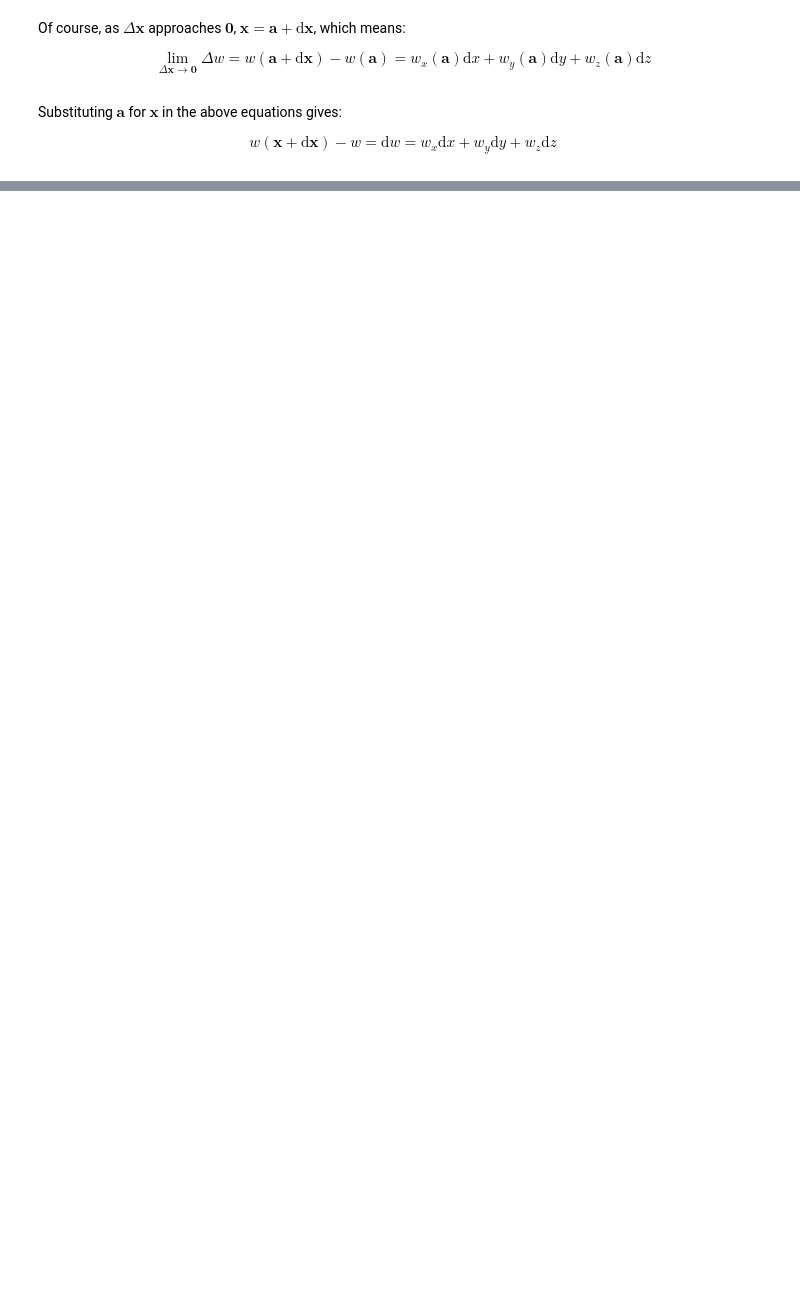
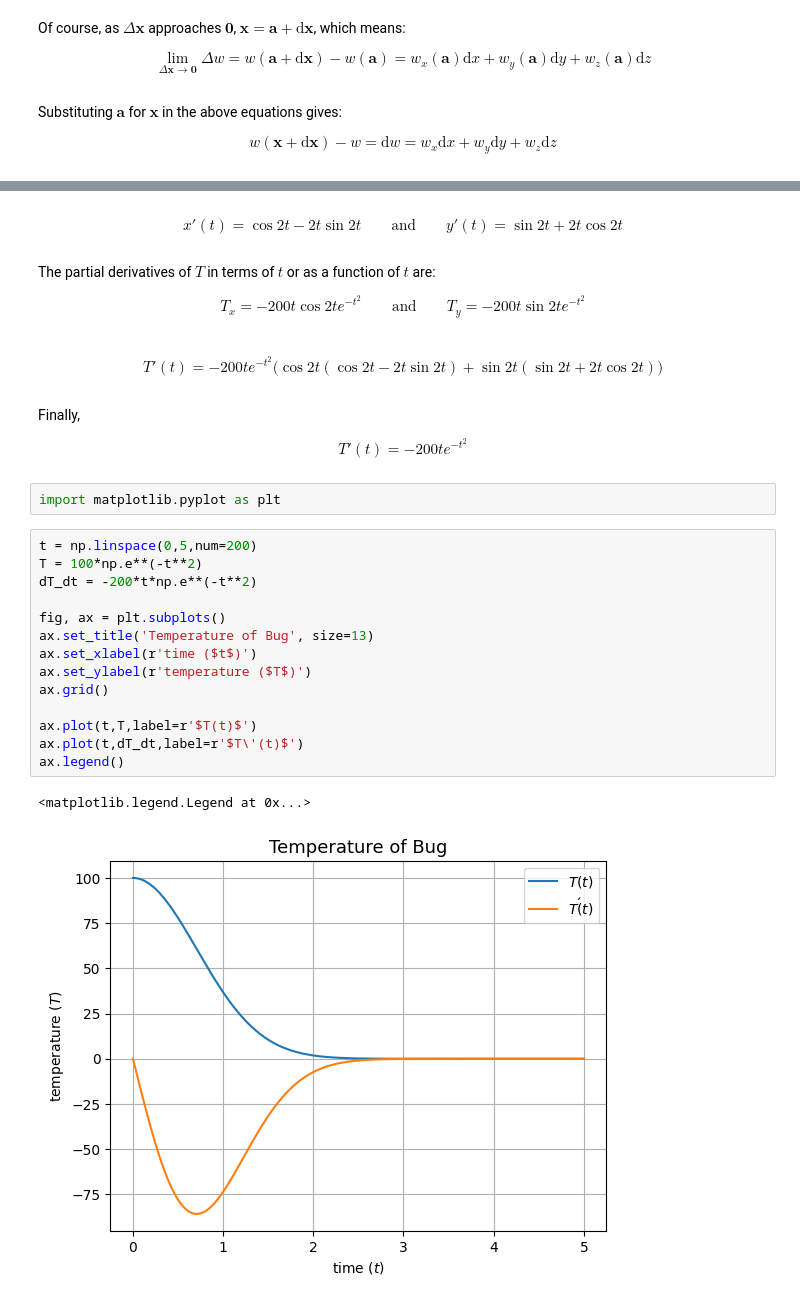
Before and after one commit to jordandll/MultivariableCalculus, a Jupyter notebook: PartialDerivatives/PartB/totaldiff.ipynb, the cells around one changed output, grey strips where cells are left out. Cells and saved outputs as stored; diff of their text form; blank space fills up the shorter version.

```diff
--- a/PartialDerivatives/PartB/totaldiff.ipynb
+++ b/PartialDerivatives/PartB/totaldiff.ipynb
@@ -102,0 +159,31 @@ $$ w(\mathbf{x}+\mathrm{d}\mathbf{x}) - w = \mathrm{d}w = w_x\mathrm{d}x + w_y\m
+# %% [markdown]
+$$ x'(t) = \cos 2t - 2t\sin 2t \quad\quad\text{and}\quad\quad y'(t) = \sin 2t + 2t\cos 2t$$
+# %% [markdown]
+The partial derivatives of $T$ in terms of $t$ or as a function of $t$ are:
+
+$$ T_x = -200t\cos 2t e^{-t^2} \quad\quad \text{and}\quad\quad T_y = -200t\sin2te^{-t^2}$$
+# %% [markdown]
+$$ T'(t) = -200te^{-t^2}\big(\cos2t(\cos2t - 2t\sin2t) + \sin2t(\sin2t+2t\cos2t)\big)$$
+# %% [markdown]
+Finally,
+
+$$ T'(t) = -200te^{-t^2}$$
+# %%
+import matplotlib.pyplot as plt
+# %%
+t = np.linspace(0,5,num=200)
+T = 100*np.e**(-t**2)
+dT_dt = -200*t*np.e**(-t**2)
+
+fig, ax = plt.subplots()
+ax.set_title('Temperature of Bug', size=13)
+ax.set_xlabel(r'time ($t$)')
+ax.set_ylabel(r'temperature ($T$)')
+ax.grid()
+
+ax.plot(t,T,label=r'$T(t)$')
+ax.plot(t,dT_dt,label=r'$T\'(t)$')
+ax.legend()
+# %% [output]
+<matplotlib.legend.Legend at 0x...>
+[figure, added]
```
Also changed, not shown: parts of 29 cells of this notebook.
